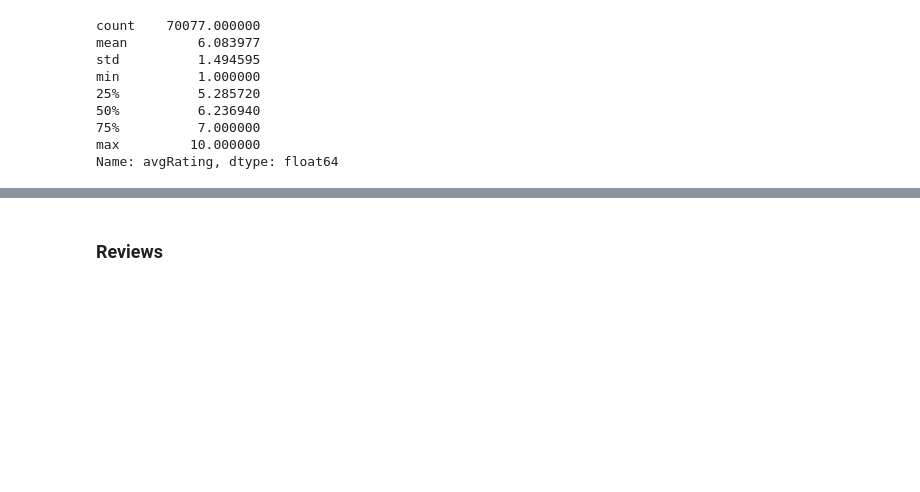
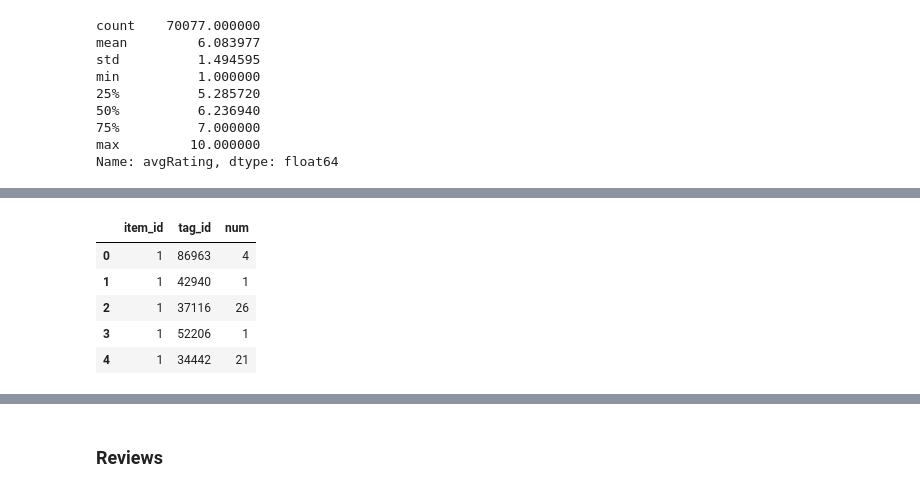
Before and after one commit to MichaelRong97/NLP-for-Improved-Movie-Rating-Predictions, a Jupyter notebook: Capstone Work File.ipynb, the cells around one changed output, grey strips where cells are left out. Cells and saved outputs as stored; diff of their text form; code cells hidden in the pictures; blank space fills up the shorter version.

```diff
--- a/Capstone Work File.ipynb
+++ b/Capstone Work File.ipynb
@@ -288,0 +456,11 @@ Name: avgRating, dtype: float64
+# %%
+tag_count = pd.read_json(r"C:\Users\micha\OneDrive\Desktop\Capstone\movie_dataset_public_final\raw\tag_count.json", lines=True)
+
+tag_count.head()
+# %% [output]
+|  | item_id | tag_id | num |
+| 0 | 1 | 86963 | 4 |
+| 1 | 1 | 42940 | 1 |
+| 2 | 1 | 37116 | 26 |
+| 3 | 1 | 52206 | 1 |
+| 4 | 1 | 34442 | 21 |
```
Also changed, not shown: parts of 23 cells of this notebook.
